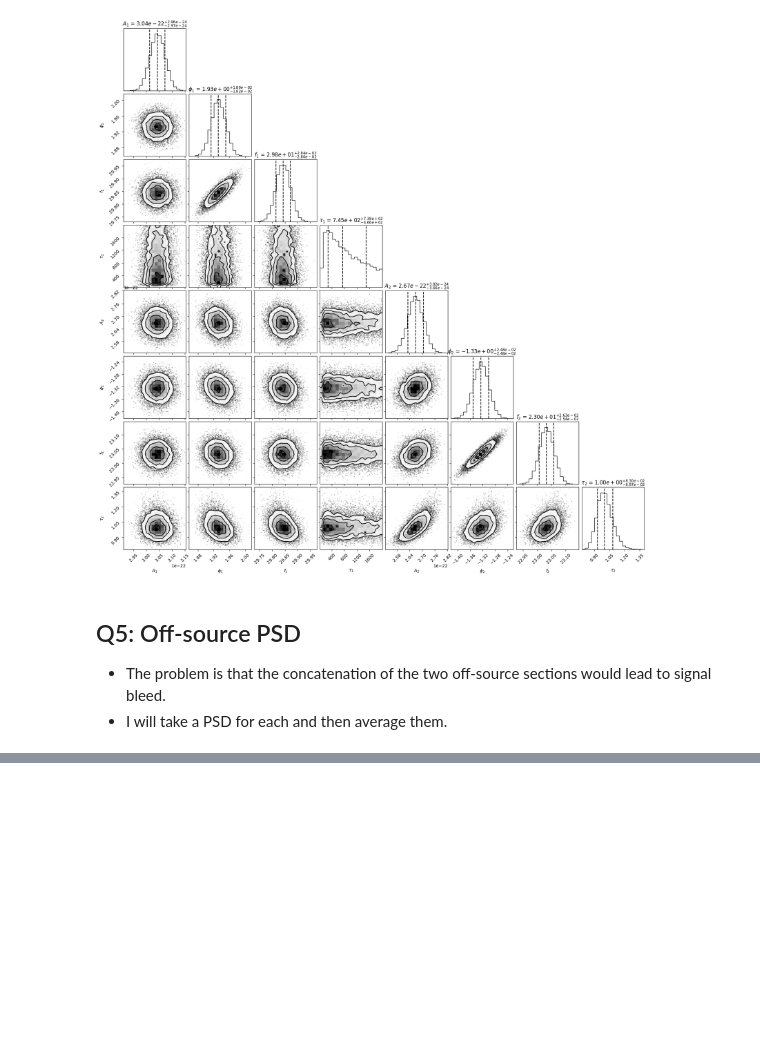
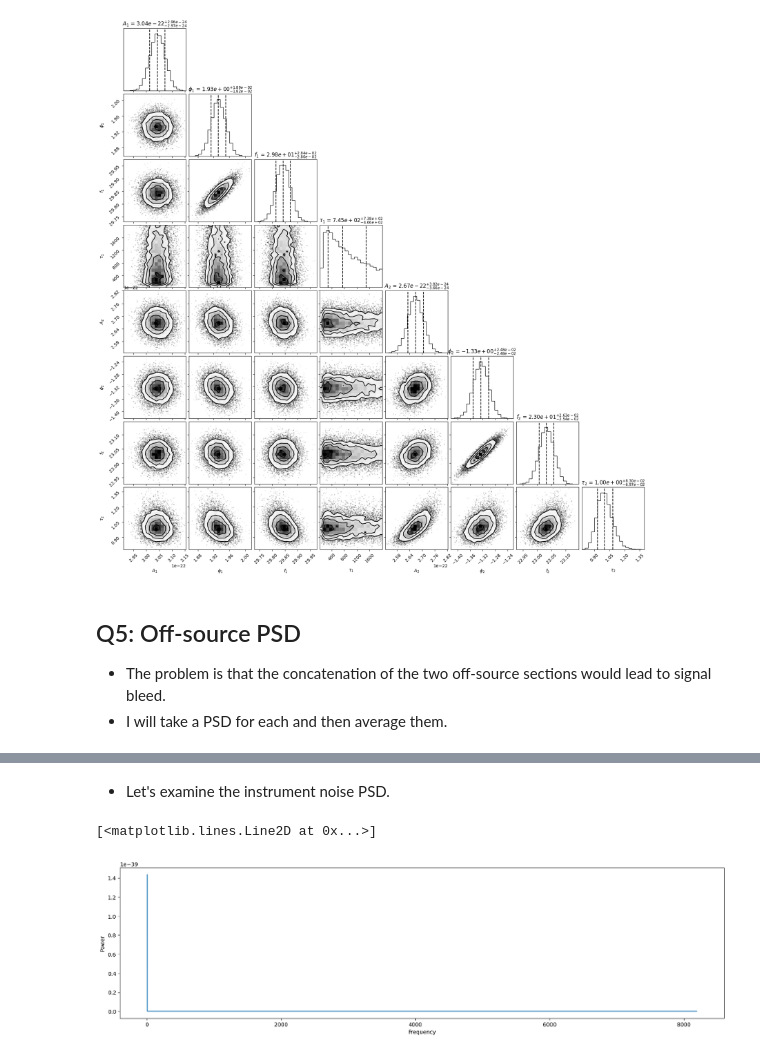
Before and after one commit to JoeyWee1/A5-Gravitational-Waves-QNM-Fitting-CW, a Jupyter notebook: solutions.ipynb, the cells around one changed output, grey strips where cells are left out. Saved outputs shown, nothing was run; the diff lists cells and outputs as text; code cells hidden in the pictures; blank space fills up the shorter version.

```diff
--- a/solutions.ipynb
+++ b/solutions.ipynb
@@ -376,0 +378,11 @@ ax.legend()
+# %% [markdown]
+- Let's examine the instrument noise PSD.
+# %%
+instrument_PSD = np.loadtxt('psd.dat', skiprows=1)
+fig, ax = plt.subplots(figsize = (20,5))
+ax.set_xlabel("Frequency")
+ax.set_ylabel("Power")
+ax.plot(instrument_PSD[:,0], instrument_PSD[:,1])
+# %% [output]
+[<matplotlib.lines.Line2D at 0x...>]
+[figure, added]
```
Also changed, not shown: parts of 7 cells of this notebook.
